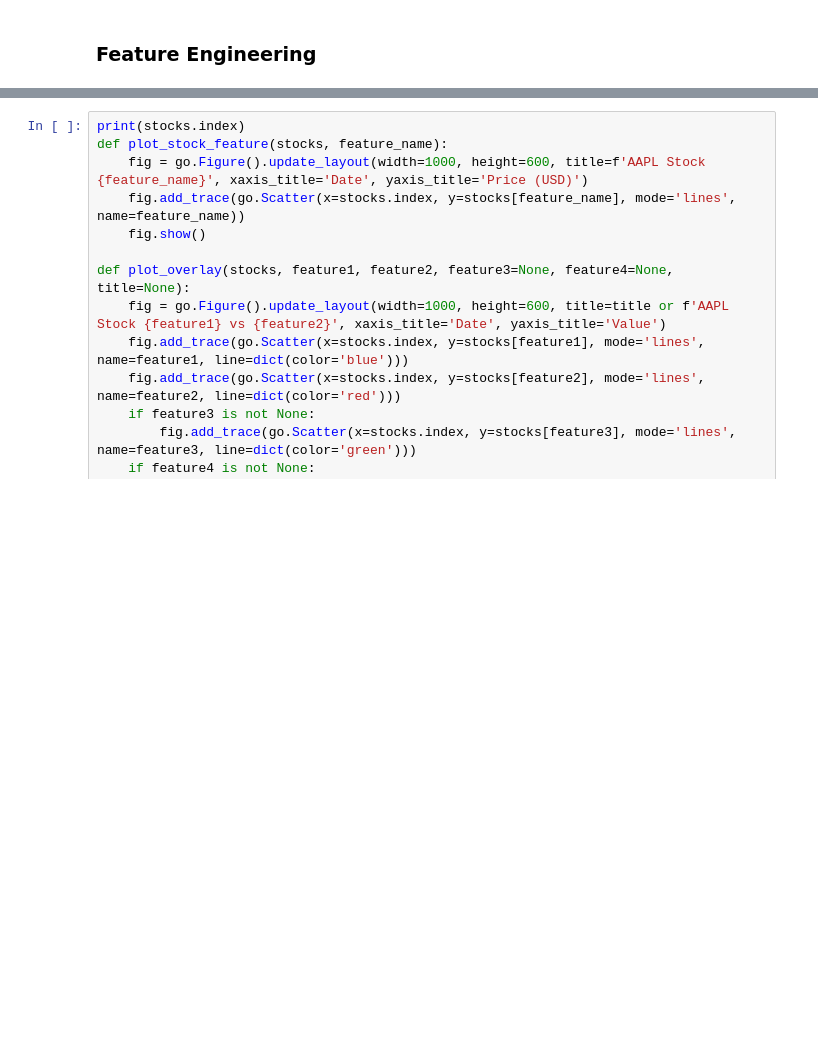
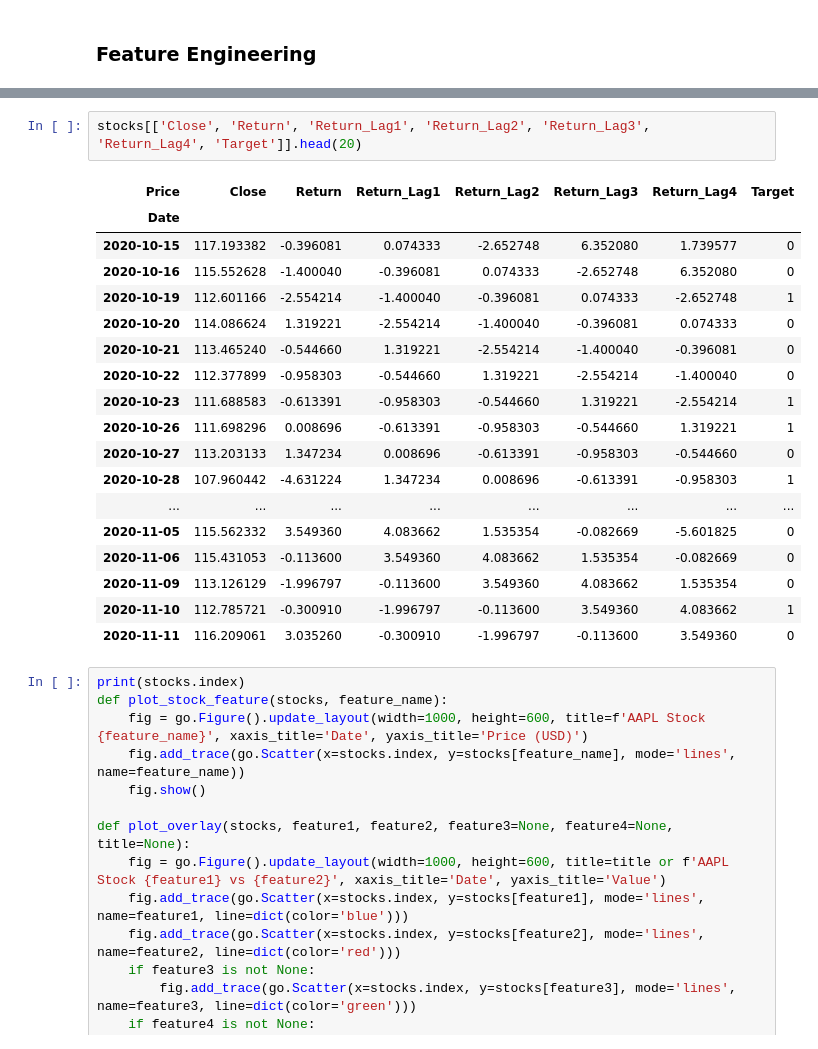
Before and after one commit to timeless81/Stock-Direction-Predictor-Final, a Jupyter notebook: Stocks.ipynb, the cells around one changed output, grey strips where cells are left out. Saved outputs shown, nothing was run; the diff lists cells and outputs as text; blank space fills up the shorter version.

```diff
--- a/Stocks.ipynb
+++ b/Stocks.ipynb
@@ -269,3 +268,24 @@ DatetimeIndex(['2020-01-02', '2020-01-03', '2020-01-06', '2020-01-07',
+# %%
+stocks[['Close', 'Return', 'Return_Lag1', 'Return_Lag2', 'Return_Lag3', 'Return_Lag4', 'Target']].head(20)
+# %% [output]
+| Price | Close | Return | Return_Lag1 | Return_Lag2 | Return_Lag3 | Return_Lag4 | Target |
+| Date |  |  |  |  |  |  |  |
+| 2020-10-15 | 117.193382 | -0.396081 | 0.074333 | -2.652748 | 6.352080 | 1.739577 | 0 |
+| 2020-10-16 | 115.552628 | -1.400040 | -0.396081 | 0.074333 | -2.652748 | 6.352080 | 0 |
+| 2020-10-19 | 112.601166 | -2.554214 | -1.400040 | -0.396081 | 0.074333 | -2.652748 | 1 |
+| 2020-10-20 | 114.086624 | 1.319221 | -2.554214 | -1.400040 | -0.396081 | 0.074333 | 0 |
+| 2020-10-21 | 113.465240 | -0.544660 | 1.319221 | -2.554214 | -1.400040 | -0.396081 | 0 |
+| 2020-10-22 | 112.377899 | -0.958303 | -0.544660 | 1.319221 | -2.554214 | -1.400040 | 0 |
+| 2020-10-23 | 111.688583 | -0.613391 | -0.958303 | -0.544660 | 1.319221 | -2.554214 | 1 |
+| 2020-10-26 | 111.698296 | 0.008696 | -0.613391 | -0.958303 | -0.544660 | 1.319221 | 1 |
+| 2020-10-27 | 113.203133 | 1.347234 | 0.008696 | -0.613391 | -0.958303 | -0.544660 | 0 |
+| 2020-10-28 | 107.960442 | -4.631224 | 1.347234 | 0.008696 | -0.613391 | -0.958303 | 1 |
+| ... | ... | ... | ... | ... | ... | ... | ... |
+| 2020-11-05 | 115.562332 | 3.549360 | 4.083662 | 1.535354 | -0.082669 | -5.601825 | 0 |
+| 2020-11-06 | 115.431053 | -0.113600 | 3.549360 | 4.083662 | 1.535354 | -0.082669 | 0 |
+| 2020-11-09 | 113.126129 | -1.996797 | -0.113600 | 3.549360 | 4.083662 | 1.535354 | 0 |
+| 2020-11-10 | 112.785721 | -0.300910 | -1.996797 | -0.113600 | 3.549360 | 4.083662 | 1 |
+| 2020-11-11 | 116.209061 | 3.035260 | -0.300910 | -1.996797 | -0.113600 | 3.549360 | 0 |
 # %%
 print(stocks.index)
 def plot_stock_feature(stocks, feature_name):
```
Also changed, not shown: parts of 5 cells of this notebook, 1 other file.
